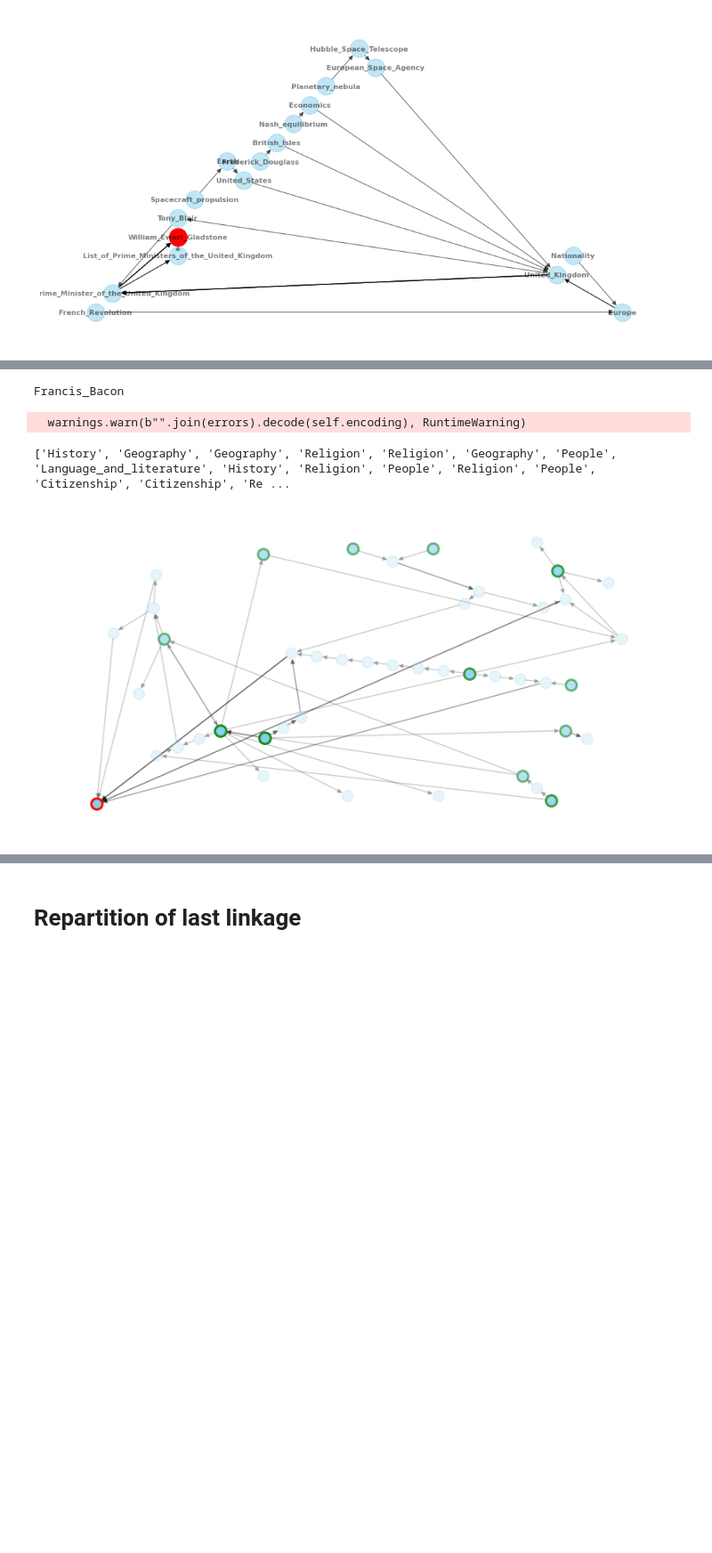
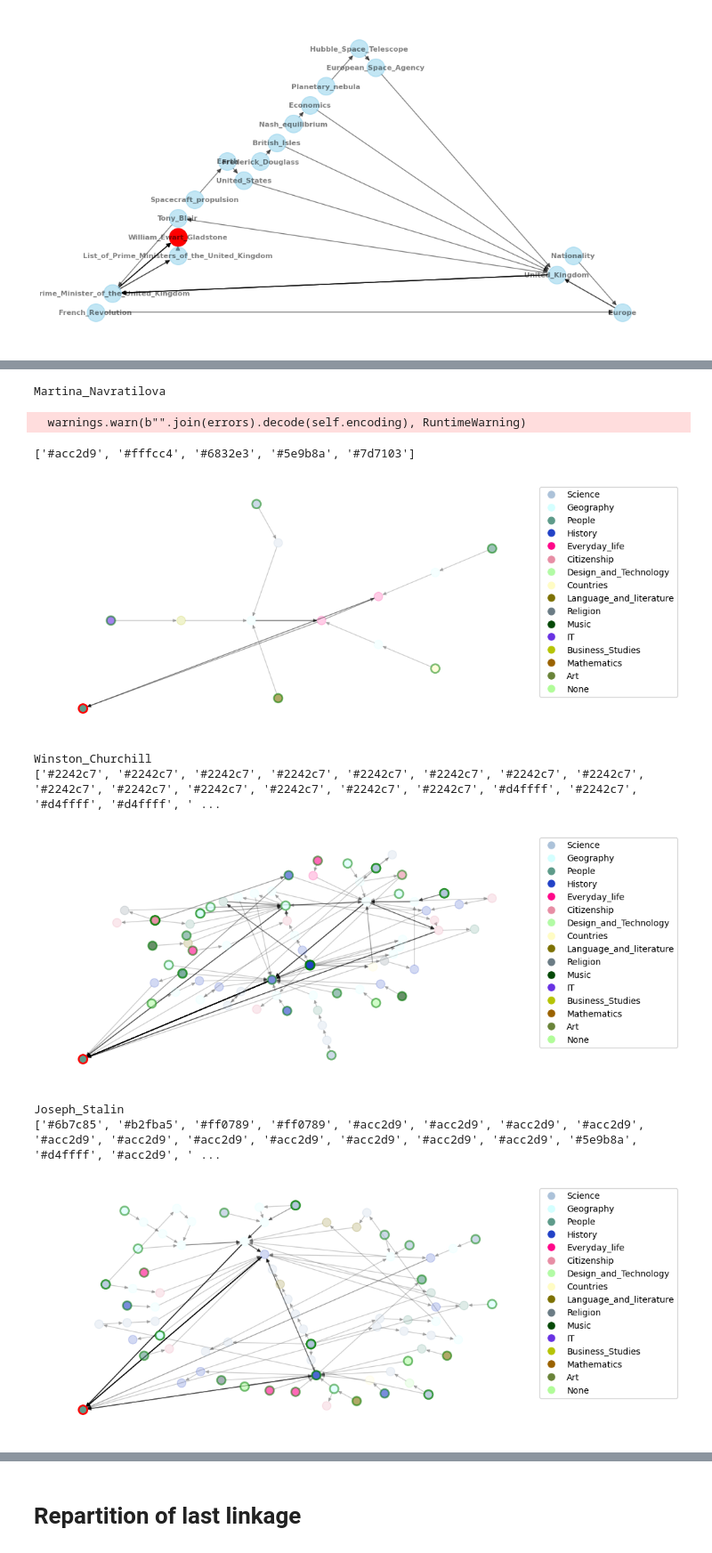
Before and after one commit to epfl-ada/ada-2023-project-ndlmada, a Jupyter notebook: path_network.ipynb, the cells around one changed output, grey strips where cells are left out. Shown at 89% size. Cells and saved outputs as stored; diff of their text form; code cells hidden in the pictures; blank space fills up the shorter version.

```diff
--- a/path_network.ipynb
+++ b/path_network.ipynb
@@ -280,15 +300,29 @@ result_dict = create_dictionary_from_tsv("dataset/wikispeedia_paths-and-graph/ca
 # %%
+import matplotlib._color_data as mcd
+
 def get_cat(Node):
     try:
         return result_dict[Node]["main_subject"]
     except KeyError as e:
         return np.nan
 
+def get_color(Node):
+    try:
+        return map_cat_to_color[result_dict[Node]["main_subject"]]
+    except KeyError as e:
+        return "#FFFFFF"
+
+
+all_cat = ['Science', 'Geography', 'People', 'History', 'Everyday_life', 'Citizenship', 'Design_and_Technology', 'Countries', 'Language_and_literature', 'Religion', 'Music', 'IT', 'Business_Studies', 'Mathematics', 'Art', None]
+colors = list(mcd.XKCD_COLORS.values())[::7]
+map_cat_to_color = {}
+for i in range(len(all_cat)):
+    map_cat_to_color[all_cat[i]] = colors[i]
 
 j = 0
 source_list = []
 
-for people in target_people_list.iloc[10:11]:
+for people in target_people_list.iloc[7:17]:
     graph = nx.MultiDiGraph()
     target_article = people
     print(target_article)
@@ -311,41 +345,52 @@ for people in target_people_list.iloc[10:11]:
                 # Add edges to the graph
                 #cur_nod = str(i) + '.' + path_target.path[j]
                 cur_nod = partial_path[k]
                 if k == 0:
                     source_list.append(cur_nod)
                 graph.add_edge(cur_nod, target)
                 graph.add_node(cur_nod)
 
 
     plt.figure(figsize=(8, 4))
 
     #pos = nx.shell_layout(G = graph.subgraph(set(graph) - {target_article}))
     pos = nx.nx_agraph.graphviz_layout(G = graph.subgraph(set(graph) - {target_article}), prog="twopi", root=0)
     pos[target_article] = np.array([0, 0])
 
 
 
     #node size
     nd = 100
     color_noded = 'skyblue'
-    node_names = list(G.nodes())
+    node_names = list(graph.nodes())
 
-    colors = plt.cm.tab20(range(20))
-    categories = [get_cat(node)  for node in node_names]
-    print(categories)
-
+    node_colors = [get_color(node) for node in node_names]
+    color_of_target = get_color(target_article)
+    color_of_source = [get_color(node) for node in source_list]
+    print(color_of_source)
 
     color_edge_target = 'red'
     color_edge_source = 'green'
     #nx.flow_hierarchy(graph)
-    nx.draw(graph, pos, with_labels=False, node_size=nd, node_color= color_noded, font_size=5, font_color='black', font_weight='bold', arrowsize=8, alpha = 0.2)
-    nx.draw_networkx_nodes(graph, pos, nodelist=[target_article], node_color= color_noded, edgecolors = color_edge_target, node_size=nd, linewidths=2)
-    nx.draw_networkx_nodes(graph, pos, nodelist=source_list, node_color= color_noded, edgecolors=color_edge_source, node_size=nd, linewidths=2, alpha = 0.5)
+    nx.draw(graph, pos, with_labels=False, node_size=nd, node_color= node_colors, nodelist=node_names,  font_size=5, font_color='black', font_weight='bold', arrowsize=8, alpha = 0.2)
+    nx.draw_networkx_nodes(graph, pos, nodelist=[target_article], node_color= color_of_target,  edgecolors = color_edge_target, node_size=nd, linewidths=2)
+    nx.draw_networkx_nodes(graph, pos, nodelist=source_list, node_color= color_of_source, edgecolors=color_edge_source, node_size=nd, linewidths=2, alpha = 0.5)
 
+    # Create a custom legend using the color map
+    legend_labels = [f'{cat}' for cat in all_cat]  # Unicode character for a filled circle
+    legend_colors = [map_cat_to_color[cat] for cat in all_cat]
+    legend_markers = [plt.Line2D([0], [0], marker='o', color='w', markerfacecolor=color, markersize=10) for color in legend_colors]
+    plt.legend(legend_markers, legend_labels, loc='upper left', bbox_to_anchor=(1, 1))
 
     plt.show()
 # %% [output]
-Francis_Bacon
+Martina_Navratilova
   warnings.warn(b"".join(errors).decode(self.encoding), RuntimeWarning)
-['History', 'Geography', 'Geography', 'Religion', 'Religion', 'Geography', 'People', 'Language_and_literature', 'History', 'Religion', 'People', 'Religion', 'People', 'Citizenship', 'Citizenship', 'Re ...
+['#acc2d9', '#fffcc4', '#6832e3', '#5e9b8a', '#7d7103']
-[figure, old version]
+[figure, new version]
+Winston_Churchill
+['#2242c7', '#2242c7', '#2242c7', '#2242c7', '#2242c7', '#2242c7', '#2242c7', '#2242c7', '#2242c7', '#2242c7', '#2242c7', '#2242c7', '#2242c7', '#2242c7', '#d4ffff', '#2242c7', '#d4ffff', '#d4ffff', ' ...
+[figure, added]
+Joseph_Stalin
+['#6b7c85', '#b2fba5', '#ff0789', '#ff0789', '#acc2d9', '#acc2d9', '#acc2d9', '#acc2d9', '#acc2d9', '#acc2d9', '#acc2d9', '#acc2d9', '#acc2d9', '#acc2d9', '#acc2d9', '#5e9b8a', '#d4ffff', '#acc2d9', ' ...
+[figure, added]
```
Also changed, not shown: parts of 3 cells of this notebook, 1 other file.
